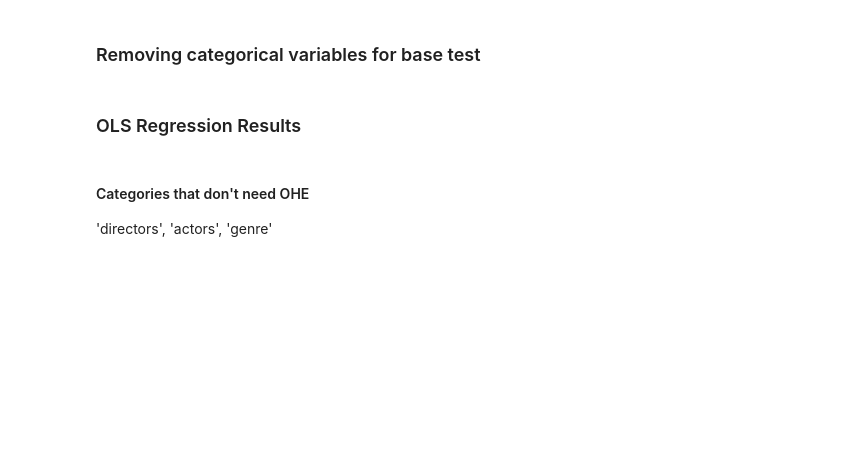
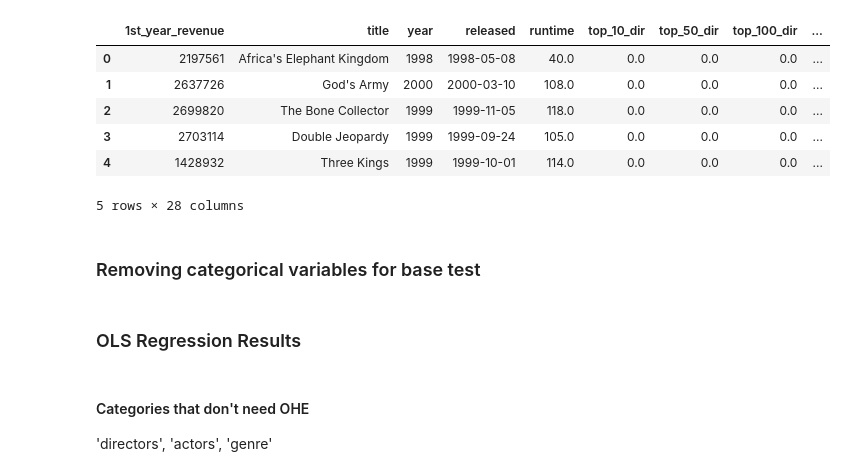
Before and after one commit to rolex-price-estimator/Gross-Movie-Revenues, a Jupyter notebook: src/model/Pipeline Model Setup.ipynb, the cells around one changed output. Cells and saved outputs as stored; diff of their text form; code cells hidden in the pictures; blank space fills up the shorter version.

```diff
--- a/src/model/Pipeline Model Setup.ipynb
+++ b/src/model/Pipeline Model Setup.ipynb
@@ -17,7 +17,17 @@ from tqdm import tqdm
 import time
 from datetime import datetime
 # %%
-data = pd.read_csv('fina')
+data = pd.read_csv('final_data.csv')
+# %%
+data.head()
+# %% [output]
+|  | 1st_year_revenue | title | year | released | runtime | top_10_dir | top_50_dir | top_100_dir | ... |
+| 0 | 2197561 | Africa's Elephant Kingdom | 1998 | 1998-05-08 | 40.0 | 0.0 | 0.0 | 0.0 | ... |
+| 1 | 2637726 | God's Army | 2000 | 2000-03-10 | 108.0 | 0.0 | 0.0 | 0.0 | ... |
+| 2 | 2699820 | The Bone Collector | 1999 | 1999-11-05 | 118.0 | 0.0 | 0.0 | 0.0 | ... |
+| 3 | 2703114 | Double Jeopardy | 1999 | 1999-09-24 | 105.0 | 0.0 | 0.0 | 0.0 | ... |
+| 4 | 1428932 | Three Kings | 1999 | 1999-10-01 | 114.0 | 0.0 | 0.0 | 0.0 | ... |
+5 rows × 28 columns
 # %%
 import statsmodels.api as sm
 import pandas as pd
```
Also changed, not shown: 2 other files.
